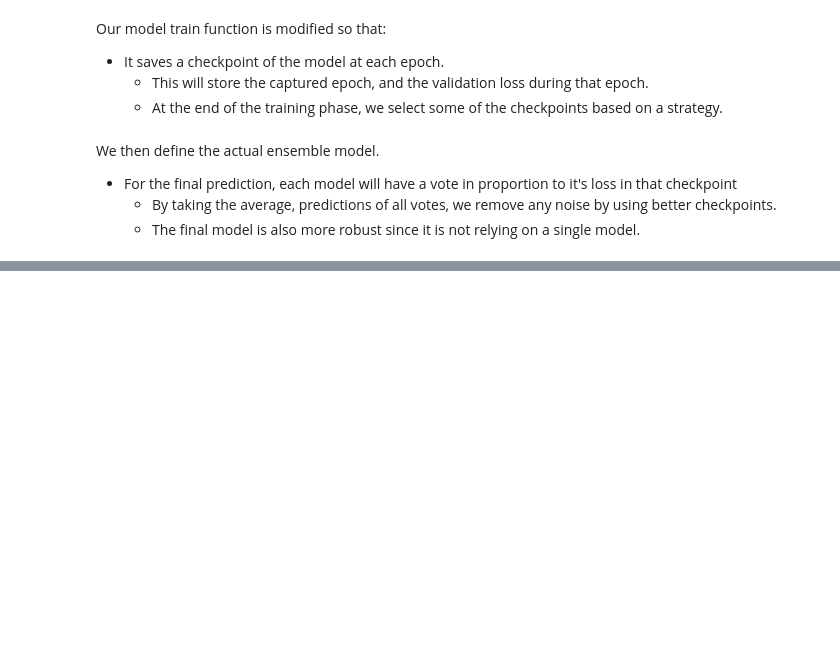
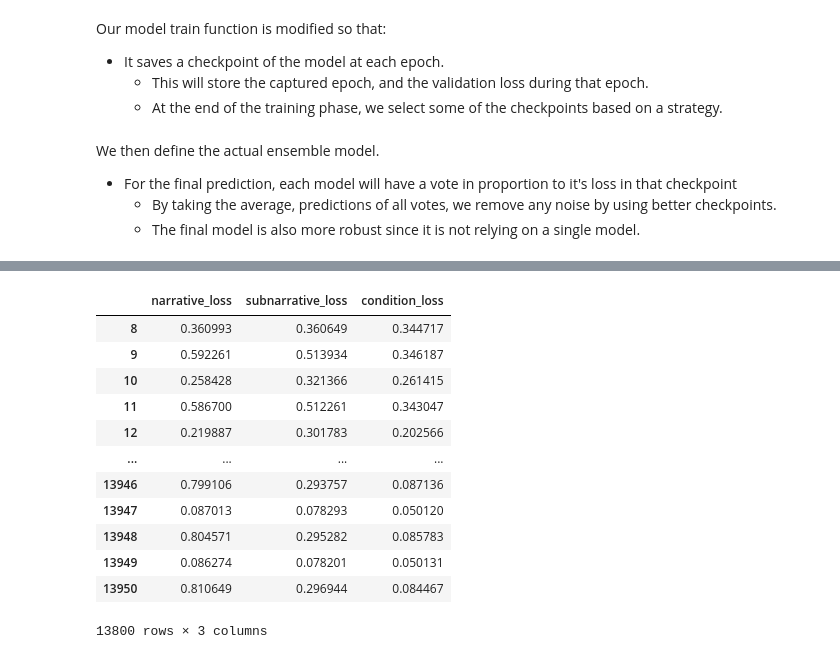
Before and after one commit to eleftheriouk/narrative-extraction-semeval, a Jupyter notebook: tasks/narratives/multilingual/multi-head-per-narrative_model.ipynb, the cells around one changed output, grey strips where cells are left out. Cells and saved outputs as stored; diff of their text form; code cells hidden in the pictures; blank space fills up the shorter version.

```diff
--- a/tasks/narratives/multilingual/multi-head-per-narrative_model.ipynb
+++ b/tasks/narratives/multilingual/multi-head-per-narrative_model.ipynb
@@ -1619,0 +1624,17 @@ F1 Samples: 0.305
+# %%
+losses_df = losses_df.astype(float)
+losses_df
+# %% [output]
+|  | narrative_loss | subnarrative_loss | condition_loss |
+| 8 | 0.360993 | 0.360649 | 0.344717 |
+| 9 | 0.592261 | 0.513934 | 0.346187 |
+| 10 | 0.258428 | 0.321366 | 0.261415 |
+| 11 | 0.586700 | 0.512261 | 0.343047 |
+| 12 | 0.219887 | 0.301783 | 0.202566 |
+| ... | ... | ... | ... |
+| 13946 | 0.799106 | 0.293757 | 0.087136 |
+| 13947 | 0.087013 | 0.078293 | 0.050120 |
+| 13948 | 0.804571 | 0.295282 | 0.085783 |
+| 13949 | 0.086274 | 0.078201 | 0.050131 |
+| 13950 | 0.810649 | 0.296944 | 0.084467 |
+13800 rows × 3 columns
```
Also changed, not shown: parts of 86 cells of this notebook, 4 other files.
